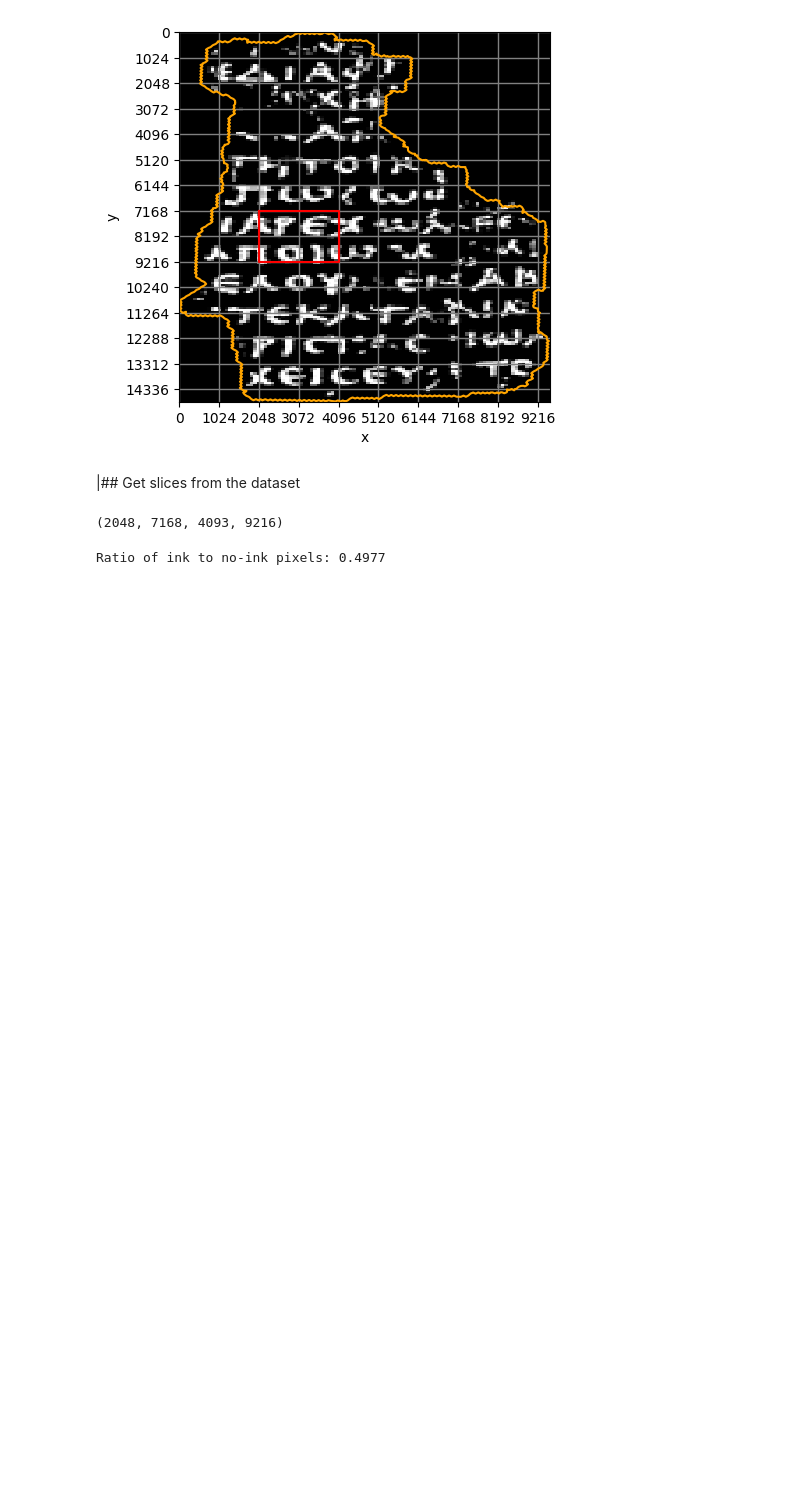
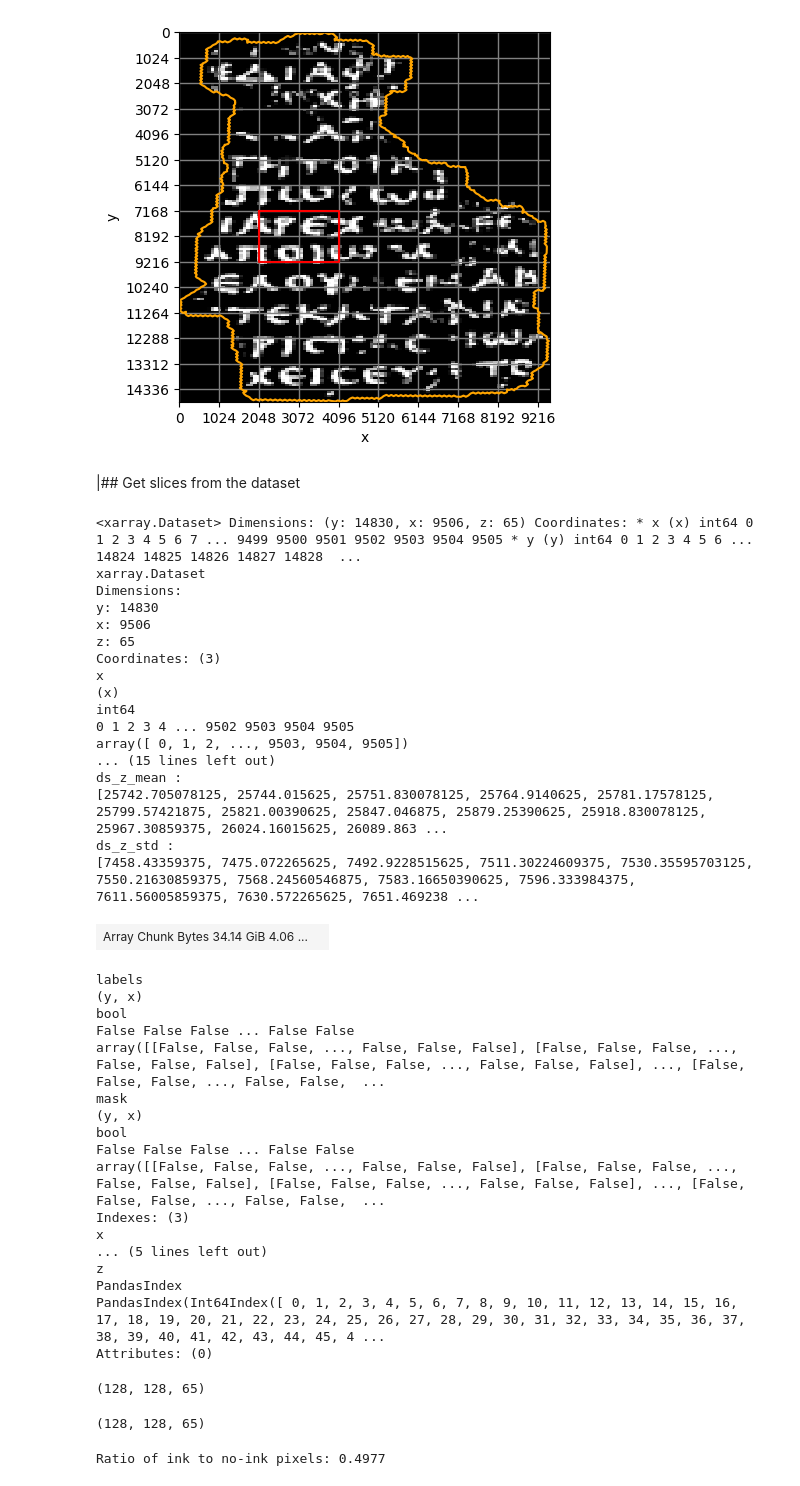
Before and after one commit to johnlavelle/vesuvius-ink-detection, a Jupyter notebook: notebooks/analysis.ipynb, the cells around one changed output. Drawn from its saved outputs; the diff is of its cells as text; code cells hidden in the pictures; blank space fills up the shorter version.

```diff
--- a/notebooks/analysis.ipynb
+++ b/notebooks/analysis.ipynb
@@ -61,8 +63,10 @@ xl, yl = 2048, 7168  # lower left corner of the test box
 width, height = 2045, 2048
 test_box=(xl, yl, xl + width, yl + height)
 
+ds_demo = None
 
 def get_data_and_plot_masks(fragment=config.test_box_fragment, hold_back_rect=test_box) -> None:
+    global ds_demo
     ds_demo = read_dataset_from_zarr(fragment, 3, prefix=config.prefix, normalize=True)
     poly_mask_demo = get_ploy_mask(ds_demo)
     plot_mask(ds_demo, poly_mask_demo, coords_to_poly(hold_back_rect))
@@ -73,10 +77,54 @@ get_data_and_plot_masks()
 [figure]
 # %% [markdown]
 |## Get slices from the dataset
-# %%
-config.test_box
-# %% [output]
-(2048, 7168, 4093, 9216)
+# %%
+xr.open_zarr('/data/kaggle/input/vesuvius-challenge-ink-detection/train/1/surface_volume.zarr')
+ds_demo
+# %% [output]
+<xarray.Dataset> Dimensions: (y: 14830, x: 9506, z: 65) Coordinates: * x (x) int64 0 1 2 3 4 5 6 7 ... 9499 9500 9501 9502 9503 9504 9505 * y (y) int64 0 1 2 3 4 5 6 ... 14824 14825 14826 14827 14828  ...
+xarray.Dataset
+Dimensions:
+y: 14830
+x: 9506
+z: 65
+Coordinates: (3)
+x
+(x)
+int64
+0 1 2 3 4 ... 9502 9503 9504 9505
+array([ 0, 1, 2, ..., 9503, 9504, 9505])
+... (15 lines left out)
+ds_z_mean :
+[25742.705078125, 25744.015625, 25751.830078125, 25764.9140625, 25781.17578125, 25799.57421875, 25821.00390625, 25847.046875, 25879.25390625, 25918.830078125, 25967.30859375, 26024.16015625, 26089.863 ...
+ds_z_std :
+[7458.43359375, 7475.072265625, 7492.9228515625, 7511.30224609375, 7530.35595703125, 7550.21630859375, 7568.24560546875, 7583.16650390625, 7596.333984375, 7611.56005859375, 7630.572265625, 7651.469238 ...
+| Array Chunk Bytes 34.14 GiB 4.06 ... |  |
+labels
+(y, x)
+bool
+False False False ... False False
+array([[False, False, False, ..., False, False, False], [False, False, False, ..., False, False, False], [False, False, False, ..., False, False, False], ..., [False, False, False, ..., False, False,  ...
+mask
+(y, x)
+bool
+False False False ... False False
+array([[False, False, False, ..., False, False, False], [False, False, False, ..., False, False, False], [False, False, False, ..., False, False, False], ..., [False, False, False, ..., False, False,  ...
+Indexes: (3)
+x
+... (5 lines left out)
+z
+PandasIndex
+PandasIndex(Int64Index([ 0, 1, 2, 3, 4, 5, 6, 7, 8, 9, 10, 11, 12, 13, 14, 15, 16, 17, 18, 19, 20, 21, 22, 23, 24, 25, 26, 27, 28, 29, 30, 31, 32, 33, 34, 35, 36, 37, 38, 39, 40, 41, 42, 43, 44, 45, 4 ...
+Attributes: (0)
+# %%
+ds = xr.open_zarr('/data/kaggle/input/vesuvius-challenge-ink-detection/train/1/surface_volume_rechunk.zarr')
+tuple(ds['images'].encoding['preferred_chunks'].values())
+# %% [output]
+(128, 128, 65)
+# %%
+ds['images'].encoding['chunks']
+# %% [output]
+(128, 128, 65)
 # %%
 def plot_random_slice(slices: List,
                       labels_arr: DaskArray,
```
Also changed, not shown: parts of 2 cells of this notebook, 13 other files.
